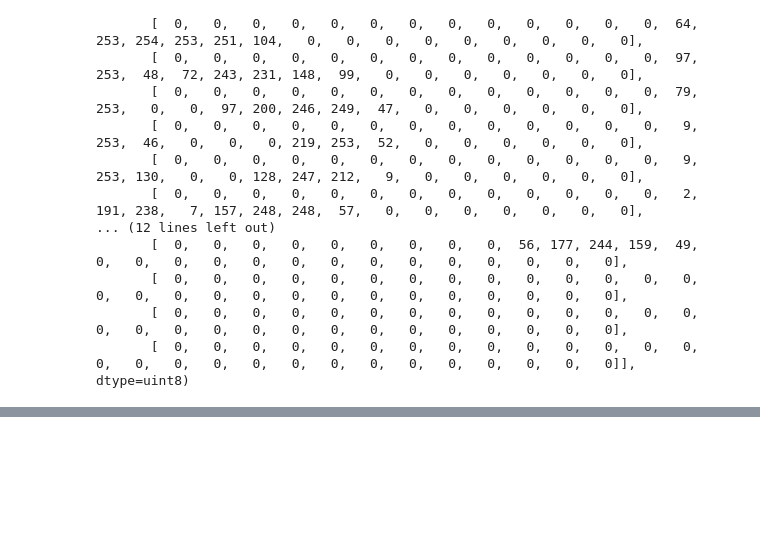
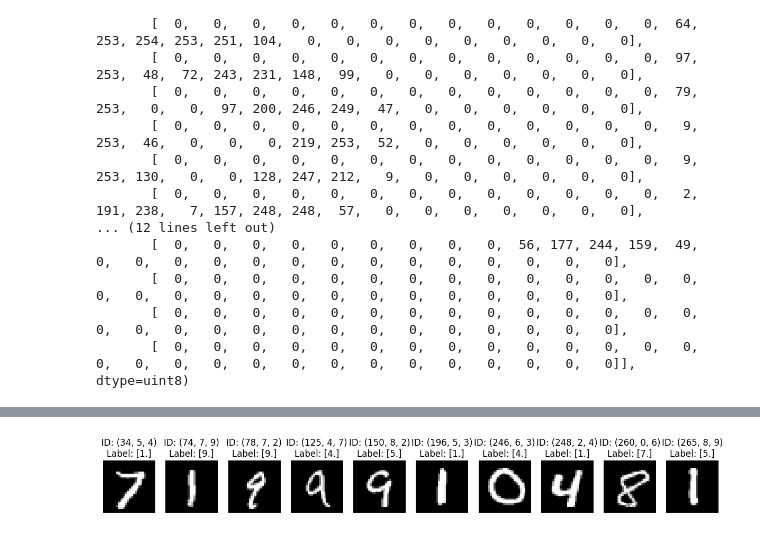
Before and after one commit to DohByDohX/MLStuff, a Jupyter notebook: ANN_Practice/4.MNIST_Classifier.ipynb, the cells around one changed output, grey strips where cells are left out. Saved outputs shown, nothing was run; the diff lists cells and outputs as text; code cells hidden in the pictures; blank space fills up the shorter version.

```diff
--- a/ANN_Practice/4.MNIST_Classifier.ipynb
+++ b/ANN_Practice/4.MNIST_Classifier.ipynb
@@ -105,0 +212,2 @@ show_images(range(8190,8220, 1))
+# %%
+net = Network([784, 30, 10])
@@ -105,0 +268,23 @@ show_images(range(8190,8220, 1))
+# %%
+test_results = [(np.argmax(net.feedforward(x)), np.argmax(y)) for (x, y) in test_data]
+incorrect = []
+counter = 0
+for (x, y) in test_results:
+    counter += 1
+    if int(x != y):
+        incorrect.append((counter, x, y))
+# %%
+# Visualize a multiple images
+def incorrect_gusses(idx):
+    n_plots = len(idx)
+    n_cols = 10
+    n_rows = np.max([1, int(n_plots / 10)])
+    plt.figure(figsize=(15, n_rows*2))
+    for i in range(len(idx)):
+        plt.subplot(n_rows, n_cols, i + 1)
+        image = test_data[idx[i][0]][0].reshape(28, 28)
+        label = np.dot(range(10), test_data[idx[i][1]][1])
+        plt.imshow(image, cmap='gray')
+        plt.title(f"ID: {idx[i]}\nLabel: {label}")
+        plt.axis('off')
+    plt.show()
@@ -105,0 +305,4 @@ show_images(range(8190,8220, 1))
+# %%
+incorrect_gusses(incorrect[0:10])
+# %% [output]
+[figure, added]
```
Also changed, not shown: parts of 17 cells of this notebook.
